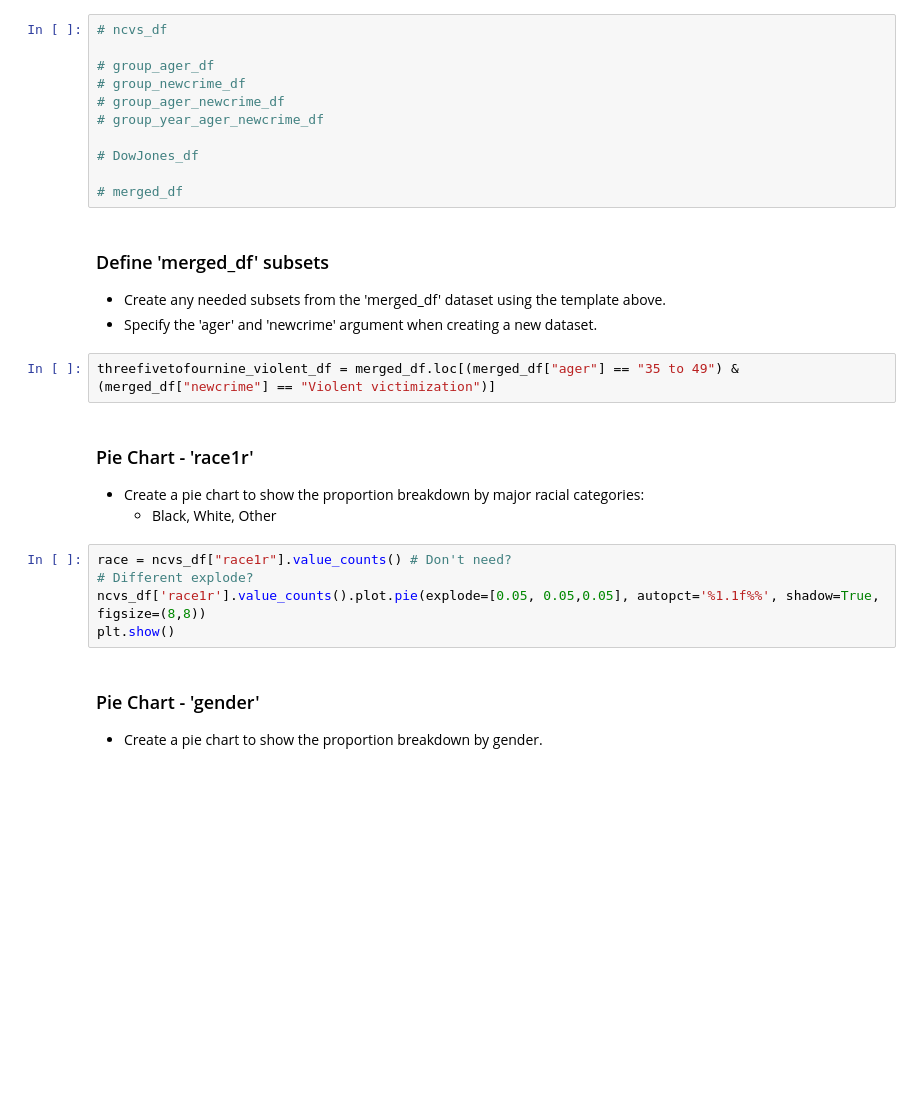
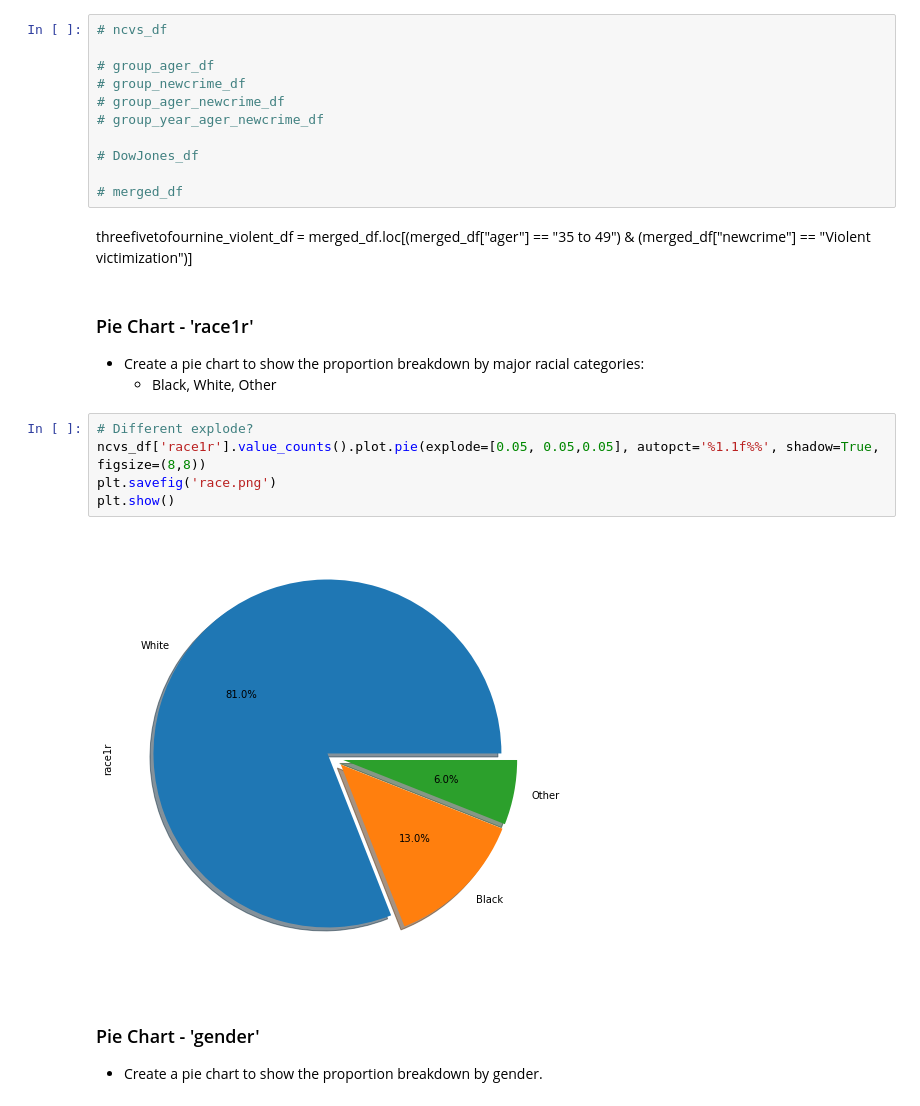
Before and after one commit to SyFlores/Crime_Victimization_and_the_Stock_Market, a Jupyter notebook: Analysis/NCVS_Analysis.ipynb, the cells around one changed output. Cells and saved outputs as stored; diff of their text form; blank space fills up the shorter version.

```diff
--- a/Analysis/NCVS_Analysis.ipynb
+++ b/Analysis/NCVS_Analysis.ipynb
@@ -55,21 +71,19 @@ merged_df = group_year_ager_newcrime_df.merge(DowJones_df, left_on = "year", rig
 # DowJones_df
 
 # merged_df
-# %% [markdown]
-### Define 'merged_df' subsets
-- Create any needed subsets from the 'merged_df' dataset using the template above.
-- Specify the 'ager' and 'newcrime' argument when creating a new dataset.
-# %%
-threefivetofournine_violent_df = merged_df.loc[(merged_df["ager"] == "35 to 49") & (merged_df["newcrime"] == "Violent victimization")]
+# %% [markdown]
+threefivetofournine_violent_df = merged_df.loc[(merged_df["ager"] == "35 to 49") & (merged_df["newcrime"] == "Violent victimization")]
 # %% [markdown]
 ### Pie Chart - 'race1r'
 - Create a pie chart to show the proportion breakdown by major racial categories:
     - Black, White, Other
 # %%
-race = ncvs_df["race1r"].value_counts() # Don't need?
 # Different explode?
 ncvs_df['race1r'].value_counts().plot.pie(explode=[0.05, 0.05,0.05], autopct='%1.1f%%', shadow=True, figsize=(8,8))
+plt.savefig('race.png')
 plt.show()
+# %% [output]
+[figure, added]
 # %% [markdown]
 ### Pie Chart - 'gender'
 - Create a pie chart to show the proportion breakdown by gender.
```
Also changed, not shown: parts of 12 cells of this notebook, 7 other files.
